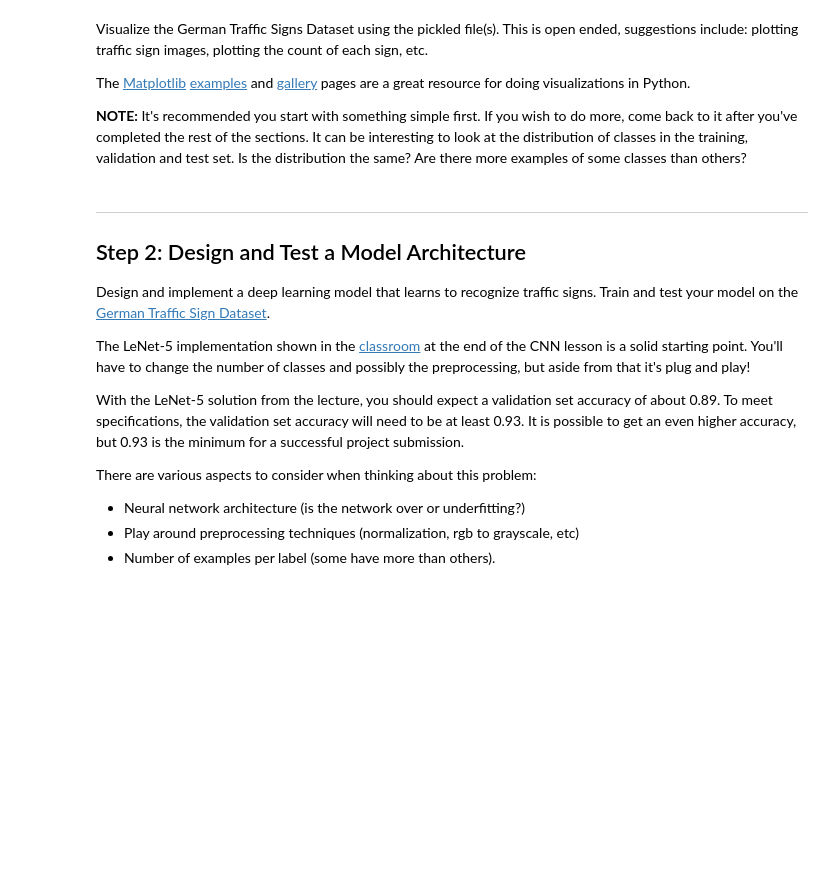
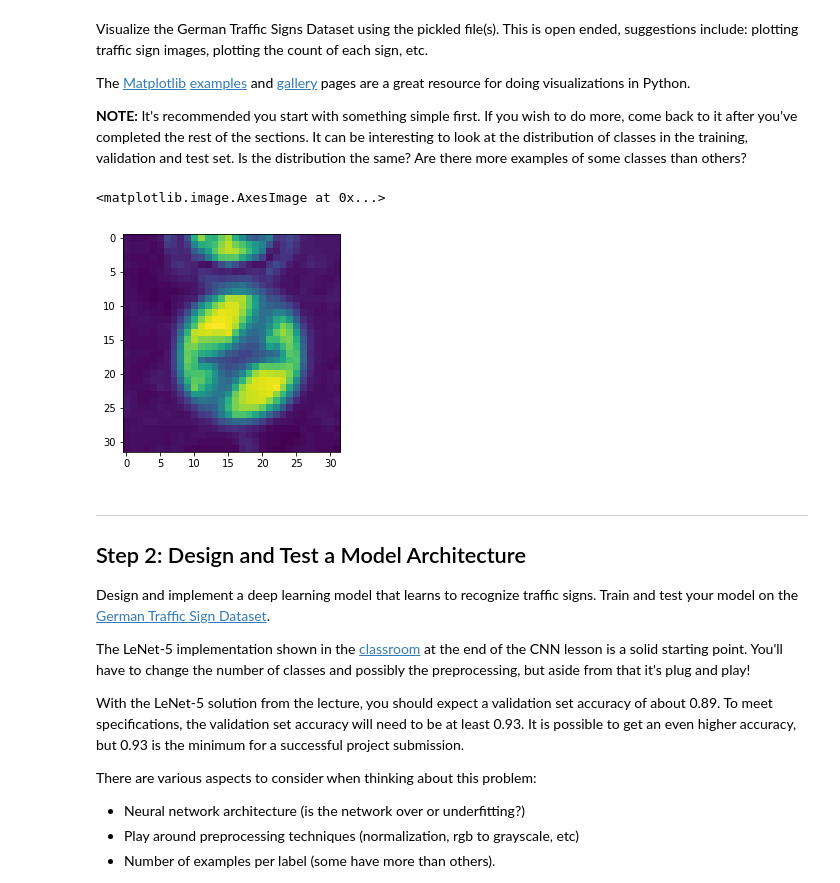
Before and after one commit to XCMer/CarND-Traffic-Sign-Classifier-Project, a Jupyter notebook: Traffic_Sign_Classifier.ipynb, the cells around one changed output. Drawn from its saved outputs; the diff is of its cells as text; code cells hidden in the pictures; blank space fills up the shorter version.

```diff
--- a/Traffic_Sign_Classifier.ipynb
+++ b/Traffic_Sign_Classifier.ipynb
@@ -106,5 +107,11 @@ import matplotlib.pyplot as plt
 # Visualizations will be shown in the notebook.
 %matplotlib inline
+# %%
+plt.figure()
+plt.imshow(cv2.cvtColor(X_train[0], cv2.COLOR_BGR2GRAY))
+# %% [output]
+<matplotlib.image.AxesImage at 0x...>
+[figure, added]
 # %% [markdown]
 ----
 
```
Also changed, not shown: parts of 25 cells of this notebook, 8 other files.
